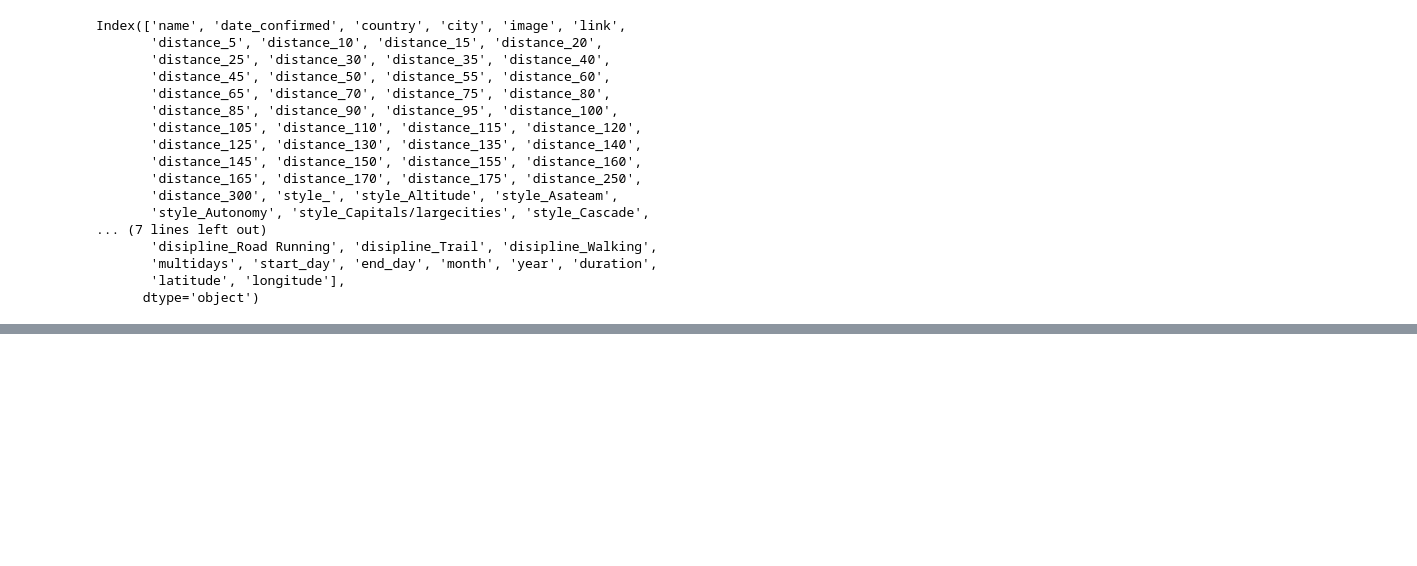
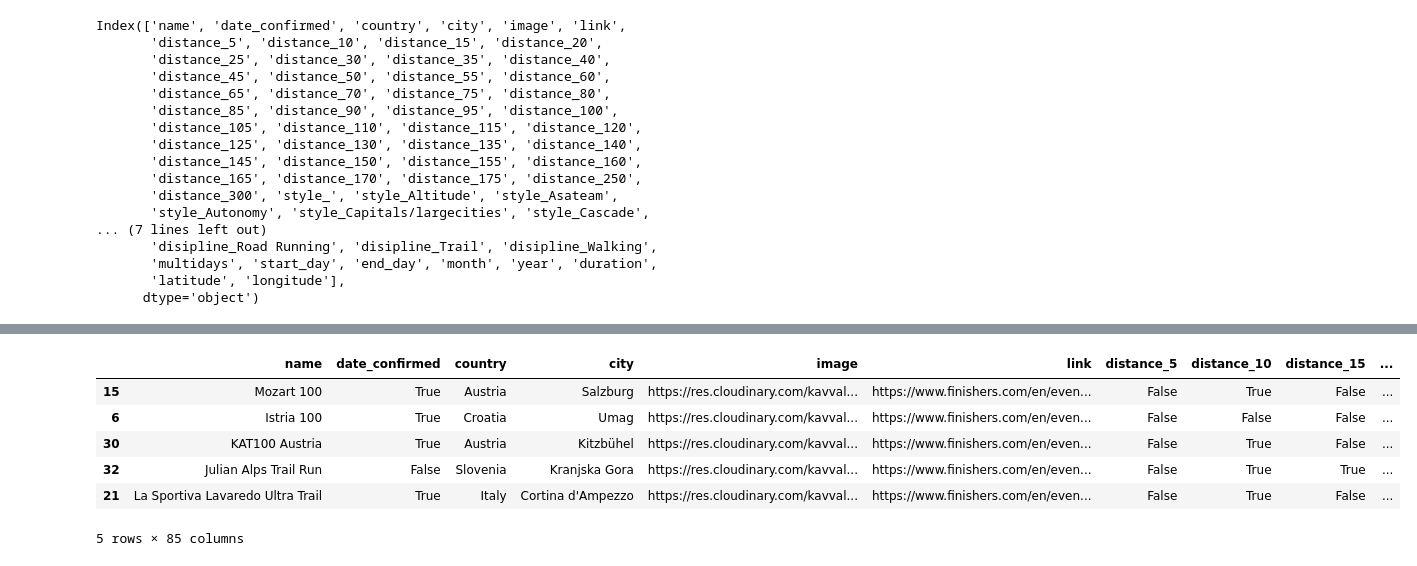
Before and after one commit to thibtd/DataEng_UTMB_pipeline, a Jupyter notebook: analysis/utmb_notebook.ipynb, the cells around one changed output, grey strips where cells are left out. Saved outputs shown, nothing was run; the diff lists cells and outputs as text; code cells hidden in the pictures; blank space fills up the shorter version.

```diff
--- a/analysis/utmb_notebook.ipynb
+++ b/analysis/utmb_notebook.ipynb
@@ -458,0 +553,11 @@ map_cluster
+# %%
+recommendations = table.loc[recommendations.index]
+recommendations
+# %% [output]
+|  | name | date_confirmed | country | city | image | link | distance_5 | distance_10 | distance_15 | ... |
+| 15 | Mozart 100 | True | Austria | Salzburg | https://res.cloudinary.com/kavval... | https://www.finishers.com/en/even... | False | True | False | ... |
+| 6 | Istria 100 | True | Croatia | Umag | https://res.cloudinary.com/kavval... | https://www.finishers.com/en/even... | False | False | False | ... |
+| 30 | KAT100 Austria | True | Austria | Kitzbühel | https://res.cloudinary.com/kavval... | https://www.finishers.com/en/even... | False | True | False | ... |
+| 32 | Julian Alps Trail Run | False | Slovenia | Kranjska Gora | https://res.cloudinary.com/kavval... | https://www.finishers.com/en/even... | False | True | True | ... |
+| 21 | La Sportiva Lavaredo Ultra Trail | True | Italy | Cortina d'Ampezzo | https://res.cloudinary.com/kavval... | https://www.finishers.com/en/even... | False | True | False | ... |
+5 rows × 85 columns
```
Also changed, not shown: parts of 24 cells of this notebook, 2 other files.
